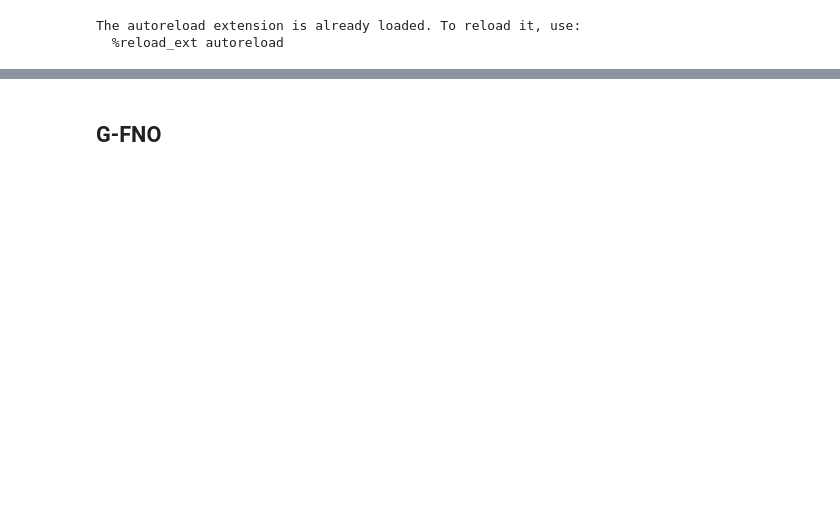
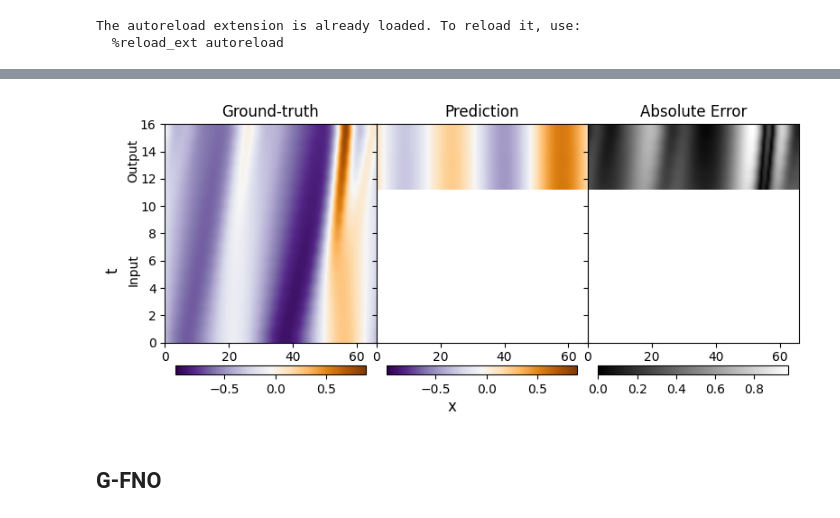
Before and after one commit to elidub/SymPDE, a Jupyter notebook: notebooks/run.ipynb, the cells around one changed output, grey strips where cells are left out. Cells and saved outputs as stored; diff of their text form; code cells hidden in the pictures; blank space fills up the shorter version.

```diff
--- a/notebooks/run.ipynb
+++ b/notebooks/run.ipynb
@@ -95,5 +94,0 @@ HPU available: False, using: 0 HPUs
-# %%
-args.version = 'aug0_seed2_epochs20'
-args.generators = False
-
-model, trainer, datamodule = main(args)
@@ -139,3 +158,7 @@ model.log_fig(batch, y_pred.detach())
+# %%
+model.log_fig(batch_flipped, y_pred_flipped2)
+# %% [output]
+[figure, added]
 # %% [markdown]
 ## G-FNO
 # %%
```
Also changed, not shown: parts of 25 cells of this notebook, 7 other files.
